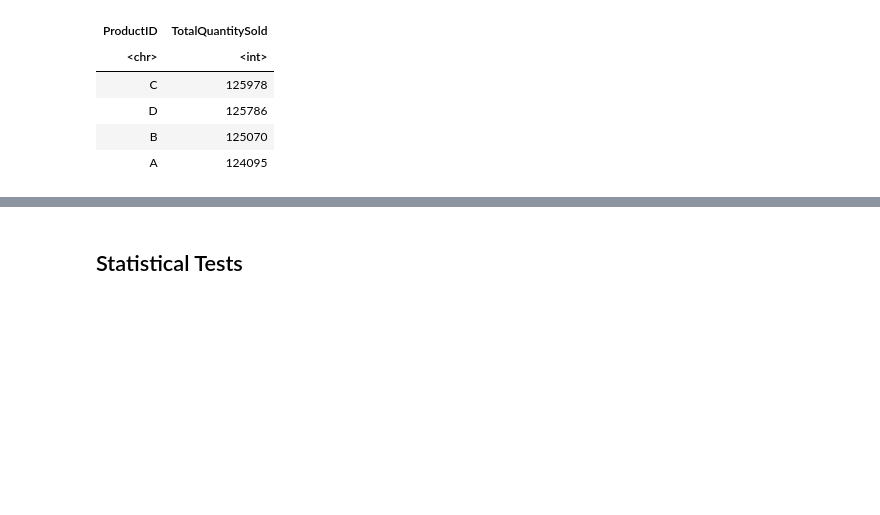
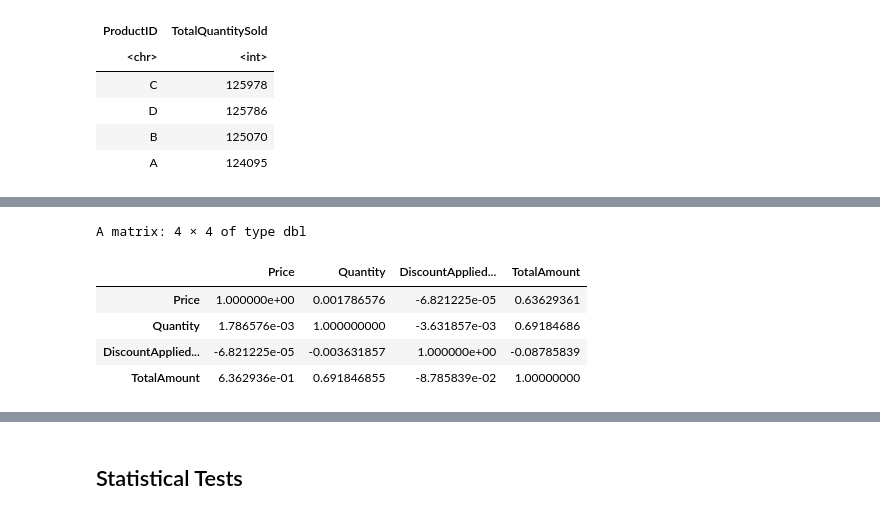
Before and after one commit to Harounnn/Statistical-Analysis-using-R, a Jupyter notebook: notebook.ipynb, the cells around one changed output, grey strips where cells are left out. Cells and saved outputs as stored; diff of their text form; code cells hidden in the pictures; blank space fills up the shorter version.

```diff
--- a/notebook.ipynb
+++ b/notebook.ipynb
@@ -259,0 +270,10 @@ A tibble: 4 × 2
+# %%
+correlation_matrix <- cor(data[, c("Price", "Quantity", "DiscountApplied...", "TotalAmount")])
+correlation_matrix
+# %% [output]
+A matrix: 4 × 4 of type dbl
+|  | Price | Quantity | DiscountApplied... | TotalAmount |
+| Price | 1.000000e+00 | 0.001786576 | -6.821225e-05 | 0.63629361 |
+| Quantity | 1.786576e-03 | 1.000000000 | -3.631857e-03 | 0.69184686 |
+| DiscountApplied... | -6.821225e-05 | -0.003631857 | 1.000000e+00 | -0.08785839 |
+| TotalAmount | 6.362936e-01 | 0.691846855 | -8.785839e-02 | 1.00000000 |
```
Also changed, not shown: parts of 10 cells of this notebook.
